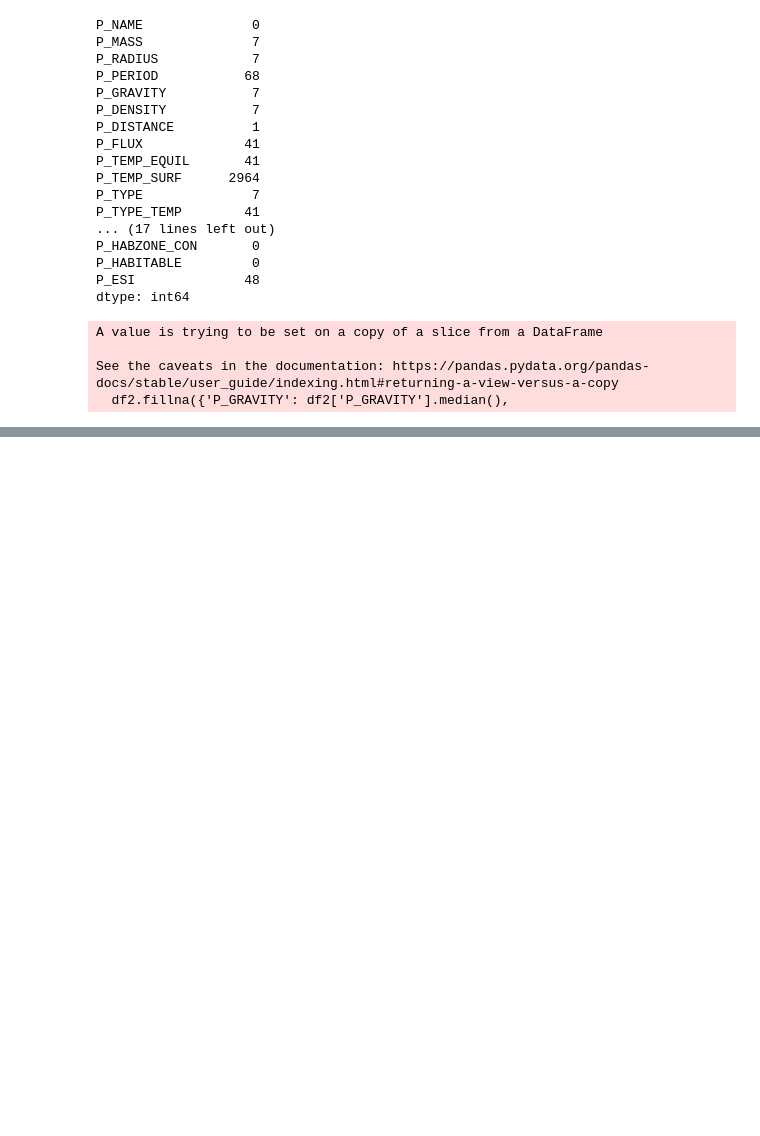
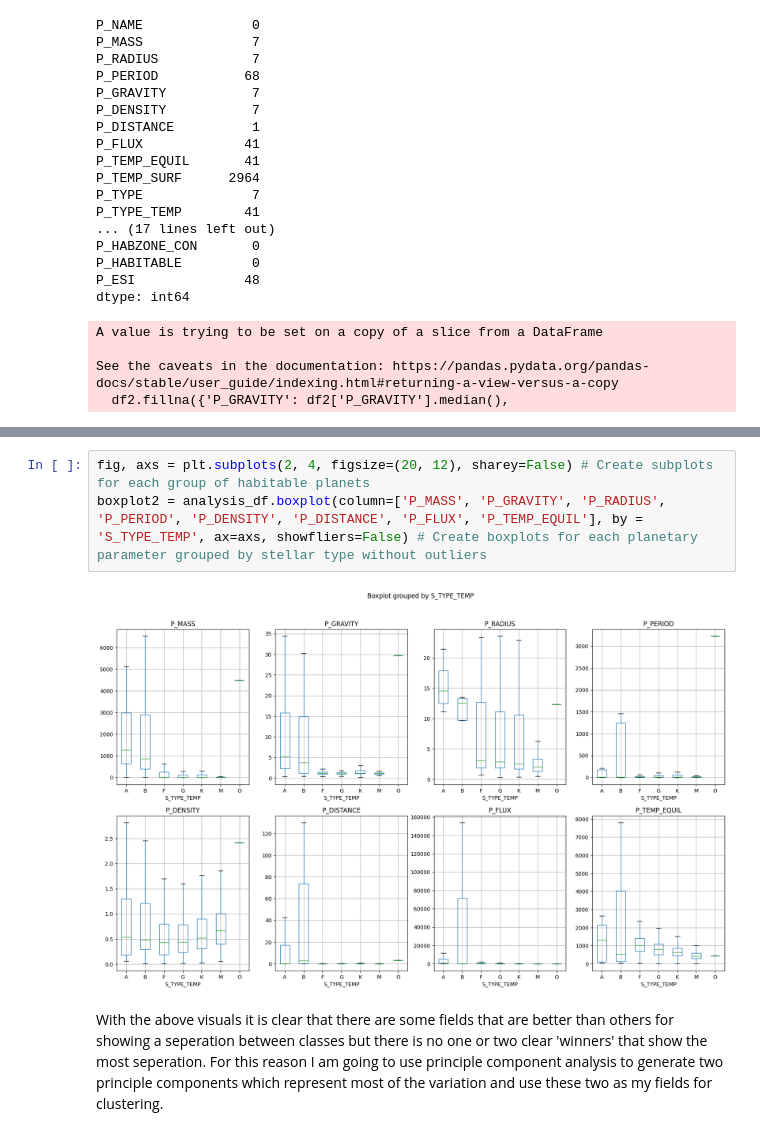
Before and after one commit to James-Gilberthorpe/Exo-planet-Analysis, a Jupyter notebook: Notebooks/Initial EDA (Adjusted Dataset).ipynb, the cells around one changed output, grey strips where cells are left out. Cells and saved outputs as stored; diff of their text form; blank space fills up the shorter version.

```diff
--- a/Notebooks/Initial EDA (Adjusted Dataset).ipynb
+++ b/Notebooks/Initial EDA (Adjusted Dataset).ipynb
@@ -97,0 +105,7 @@ boxplot = df.boxplot(column=['P_GRAVITY', 'P_PERIOD', 'P_RADIUS', 'P_MASS', 'P_D
+# %%
+fig, axs = plt.subplots(2, 4, figsize=(20, 12), sharey=False) # Create subplots for each group of habitable planets
+boxplot2 = analysis_df.boxplot(column=['P_MASS', 'P_GRAVITY', 'P_RADIUS', 'P_PERIOD', 'P_DENSITY', 'P_DISTANCE', 'P_FLUX', 'P_TEMP_EQUIL'], by = 'S_TYPE_TEMP', ax=axs, showfliers=False) # Create boxplots for each planetary parameter grouped by stellar type without outliers
+# %% [output]
+[figure, added]
+# %% [markdown]
+With the above visuals it is clear that there are some fields that are better than others for showing a seperation between classes but there is no one or two clear 'winners' that show the most seperation. For this reason I am going to use principle component analysis to generate two principle components which represent most of the variation and use these two as my fields for clustering.
```
Also changed, not shown: parts of 4 cells of this notebook, 2 other files.
